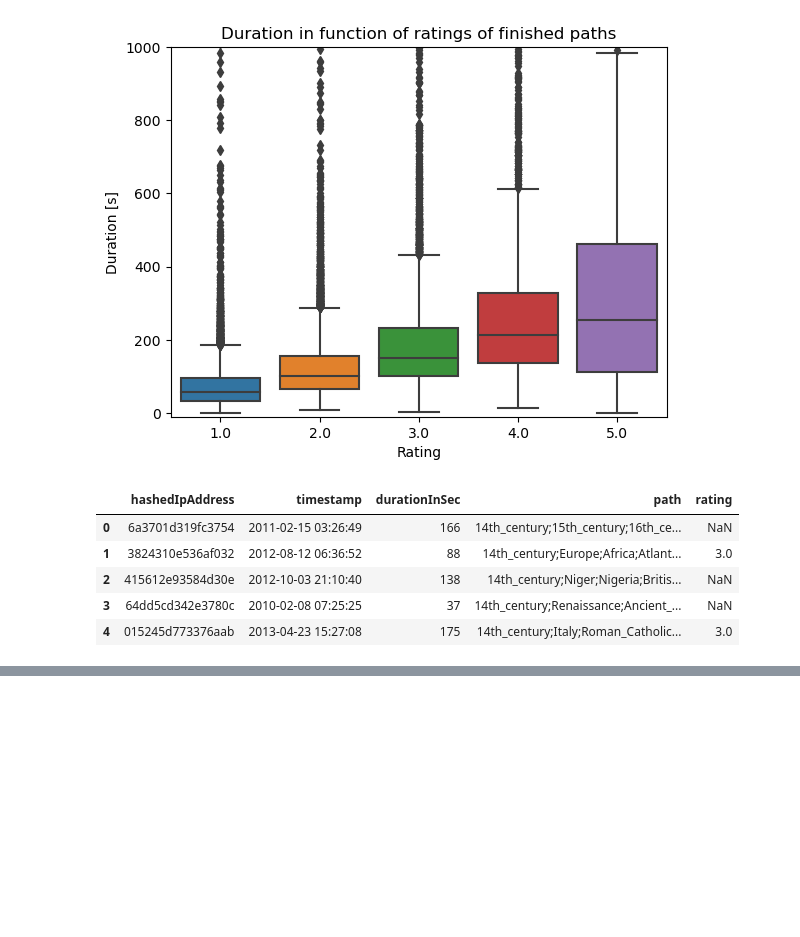
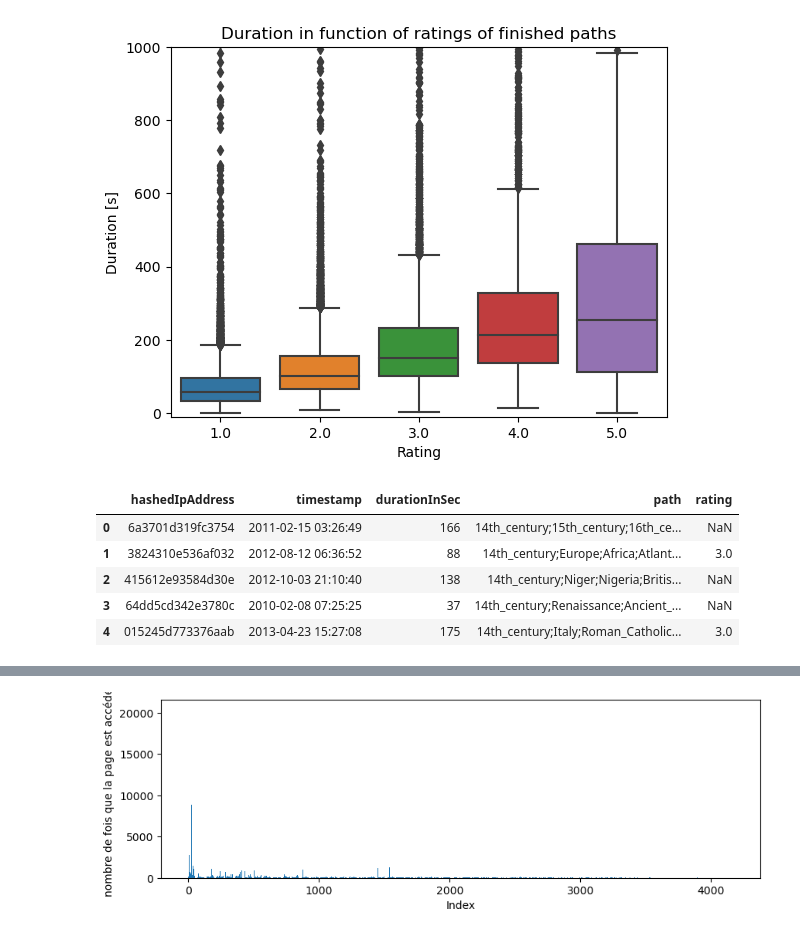
Before and after one commit to epfl-ada/ada-2023-project-miaoumiaou, a Jupyter notebook: Visualisation_wiki.ipynb, the cells around one changed output, grey strips where cells are left out. Saved outputs shown, nothing was run; the diff lists cells and outputs as text; code cells hidden in the pictures; blank space fills up the shorter version.

```diff
--- a/Visualisation_wiki.ipynb
+++ b/Visualisation_wiki.ipynb
@@ -180,0 +191,18 @@ max duration for finished_path 584.85
+# %%
+# je concatenate tout en une seule chaine de caractère
+all_paths_fin = ';'.join(finished_path['path']).split(';')
+
+# je fabrique une liste en supprimant les doublons, je calculerais ensuite la fréquence la dessus
+path_fin = list(set(all_paths_fin))
+
+
+# pas très beau mais bon walla ça marche
+path_fin_count = {}
+for path in all_paths_fin:
+    if path in path_fin_count:
+        path_fin_count[path] += 1
+    else:
+        path_fin_count[path] = 1
+
+path_fin_count
+# je vais maintenant chercher les hubs
@@ -180,0 +227,12 @@ max duration for finished_path 584.85
+# %%
+pages = list(path_fin_count.keys())
+counts = list(path_fin_count.values())
+
+
+plt.figure(figsize=(10, 3))
+plt.bar(range(len(pages)), counts)
+plt.xlabel('Index')
+plt.ylabel('nombre de fois que la page est accédée')
+plt.show()
+# %% [output]
+[figure, added]
```
Also changed, not shown: parts of 8 cells of this notebook.
